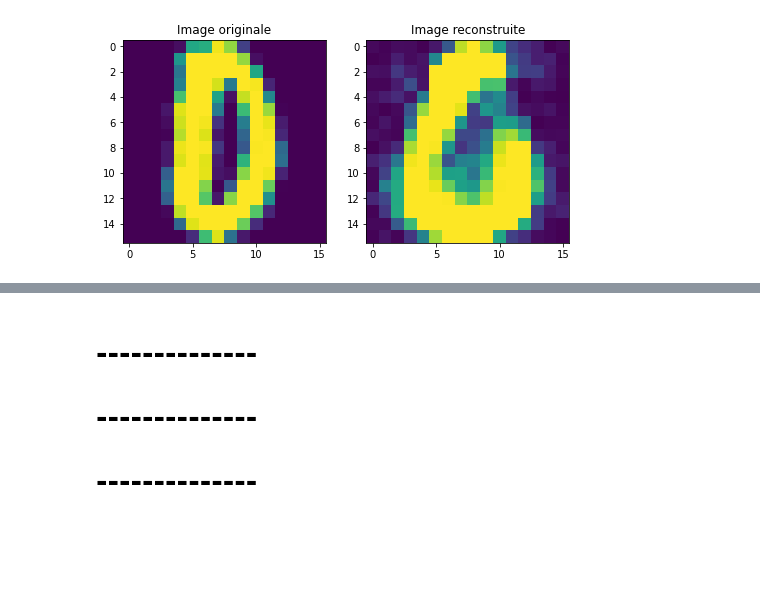
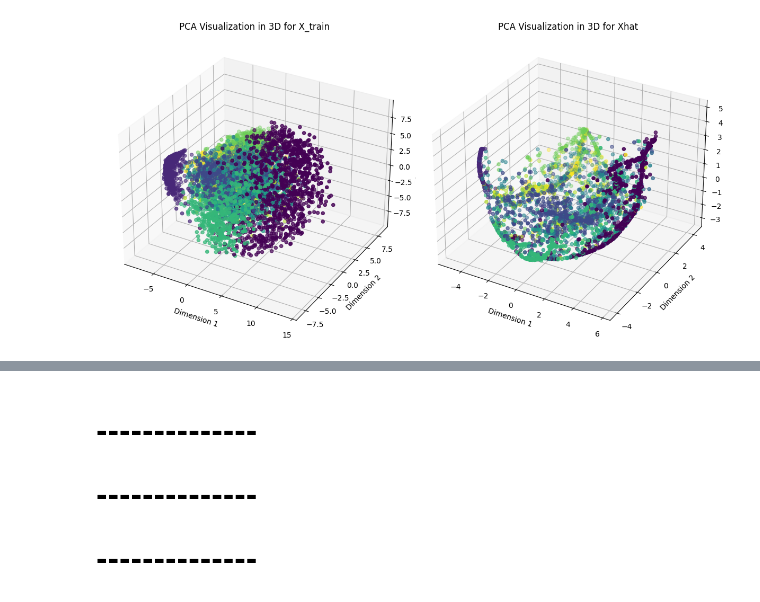
Before and after one commit to Amayas29/neural-networks, a Jupyter notebook: experimentations/autoencoder.ipynb, the cells around one changed output, grey strips where cells are left out. Cells and saved outputs as stored; diff of their text form; code cells hidden in the pictures; blank space fills up the shorter version.

```diff
--- a/experimentations/autoencoder.ipynb
+++ b/experimentations/autoencoder.ipynb
@@ -40,7 +95,7 @@ xtest = scaler.fit_transform(xtest)
 # %%
 input_neurons = X_train.shape[1]
 hidden_neurons = 100
-output_neurons = 10
+output_neurons = 20
 
 encoder = [
     Linear(input_neurons, hidden_neurons, bias=True),
@@ -59,7 +114,7 @@ decoder = [
 net = Sequentiel([*encoder, *decoder])
 
 optim = Optim(net, BCELoss(), eps=1e-5)
-optim.SGD(X_train, X_train, batch_size=len(X_train), epochs=300, verbose=False)
+optim.SGD(X_train, X_train, batch_size=len(X_train), epochs=150, verbose=False)
 
 plot_net(X_train, y_train, net, optim.train_loss, net_type="auto_encodeur")
 Xhat = net(X_train)
@@ -66,4 +146,4 @@ Xhat = net(X_train)
 # %%
-plot_usps_predictions(X_train, Xhat, 3)
+affichage(X_train, Xhat, y_train, type_affichage="pca", n_components=3)
 # %% [output]
-[figure, old version]
+[figure, new version]
```
Also changed, not shown: parts of 11 cells of this notebook.
